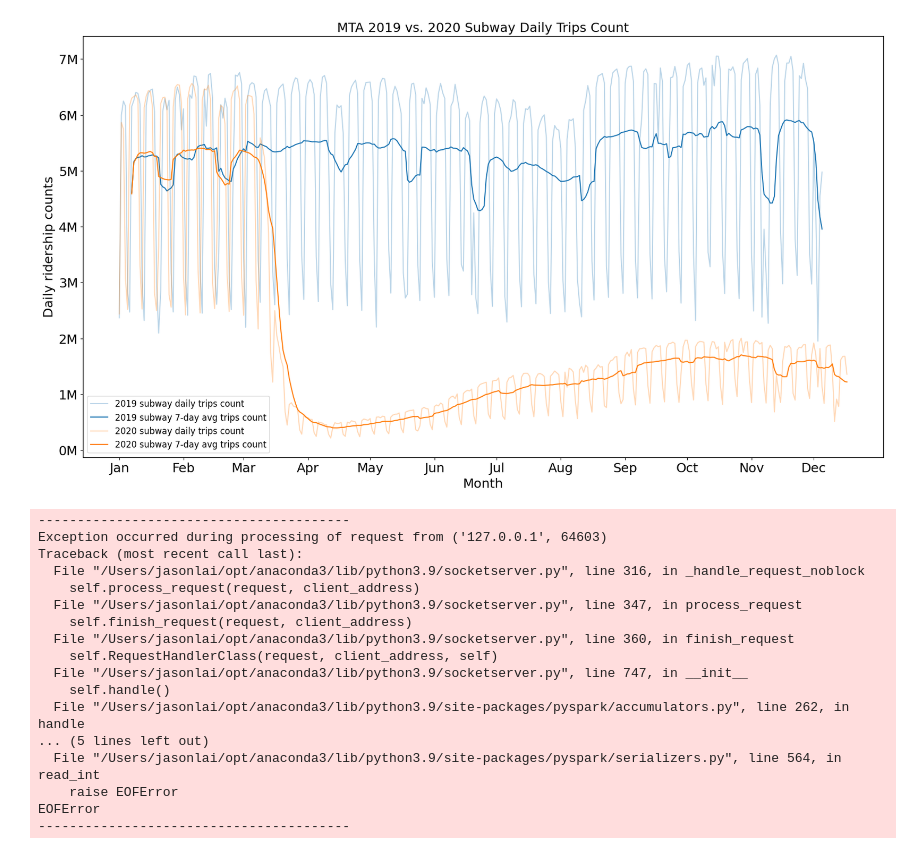
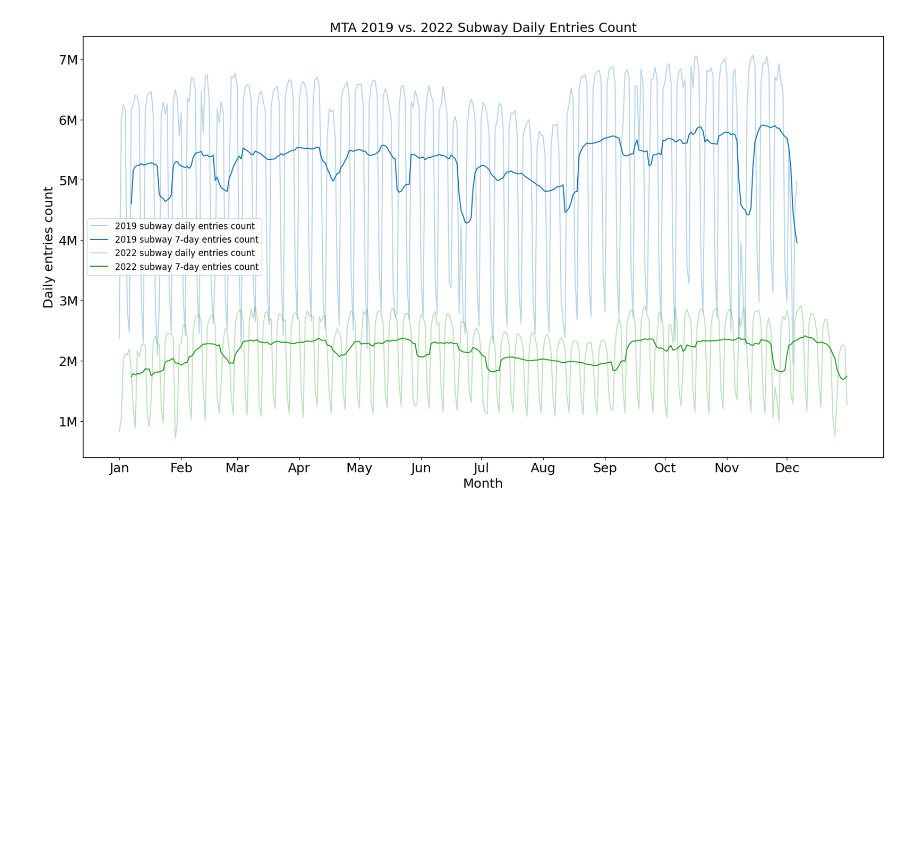
Before and after one commit to M2JT/big-data-final-project, a Jupyter notebook: code/SubwayAnalysis.ipynb, the cells around one changed output. Drawn from its saved outputs; the diff is of its cells as text; code cells hidden in the pictures; blank space fills up the shorter version.

Commit message:
add more subway analysis + code refactoring

```diff
--- a/code/SubwayAnalysis.ipynb
+++ b/code/SubwayAnalysis.ipynb
@@ -192,6 +185,0 @@ date_strings = [str(datetime.date(2020, 1, 1) + datetime.timedelta(days=i)) for
-# %%
-for i in range(26):
-    tripsAvg2019.append(np.nan)
-
-for i in range(14):
-    tripsAvg2020.append(np.nan)
@@ -197,0 +326,14 @@ for i in range(14):
+# %%
+# calculate the 7-day entries average for 2022
+total_daily_entry_count_2022_list = total_daily_entry_count_2022 \
+                                    .select('totalDailyEntries') \
+                                    .rdd.flatMap(lambda x: x) \
+                                    .collect()
+
+entries_avg_2022 = pd.Series(total_daily_entry_count_2022_list).rolling(window=7).mean()
+entries_avg_2022 = entries_avg_2022.tolist()
+# %%
+# add 25 NaN to compensate the 25 missing dates in the 2019 data
+for i in range(25):
+    total_daily_entry_count_2019_list.append(np.nan)
+    entries_avg_2019.append(np.nan)
@@ -199,67 +346,53 @@ for i in range(14):
 # set the size of the plot
 plt.figure(figsize=(20, 12))
 
+# generates a list of dates for 2022
+dateList2022 = [str(datetime.date(2022, 1, 1) + datetime.timedelta(days=i)) for i in range(365)]
+
+# color for 2019
 blue = u'#1f77b4'
+
+# color for 2020
 orange = u'#ff7f0e'
 
+# color for 2022
+green = u'#2ca02c'
+
 # plot data
-plt.plot(date_strings, dailyTripsCount2019,
-         label='2019 subway daily trips count', alpha = 0.3, color = blue)
-plt.plot(date_strings, tripsAvg2019,
-         label='2019 subway 7-day avg trips count', color = blue)
-plt.plot(date_strings, dailyTripsCount2020,
-         label='2020 subway daily trips count', alpha = 0.3, color = orange)
-plt.plot(date_strings, tripsAvg2020,
-         label='2020 subway 7-day avg trips count', color = 'orange')
+plt.plot(dateList2022, total_daily_entry_count_2019_list,
+         label='2019 subway daily entries count', alpha = 0.3, color = blue)
+plt.plot(dateList2022, entries_avg_2019,
+         label='2019 subway 7-day entries count', color = blue)
+plt.plot(dateList2022, total_daily_entry_count_2022_list,
+         label='2022 subway daily entries count', alpha = 0.3, color = green)
+plt.plot(dateList2022, entries_avg_2022,
+         label='2022 subway 7-day entries count', color = green)
 plt.legend(fontsize=12)
 
 # set plot title and axis labels
-plt.title('MTA 2019 vs. 2020 Subway Daily Trips Count', fontsize=18)
+plt.title('MTA 2019 vs. 2022 Subway Daily Entries Count', fontsize=18)
 plt.xlabel('Month', fontsize=18)
-plt.ylabel('Daily ridership counts', fontsize=18)
+plt.ylabel('Daily entries count', fontsize=18)
 
 # set x-tick labels to show abbreviated month names
-dateRange = pd.date_range(start='2020-01-01', end='2020-12-31')
+dateRange = pd.date_range(start='2022-01-01', end='2022-12-31')
 monthStarts = [date for date in dateRange if date.day == 1]
 daysSinceStartOfYear = [(date - pd.Timestamp(date.year, 1, 1)).days for date in monthStarts]
 monthNames = [date.strftime('%b') for date in monthStarts]
 plt.xticks(daysSinceStartOfYear, monthNames, fontsize=18)
 
 # adjust plot margins
 plt.subplots_adjust(bottom=0.20)
 
-# set yticks fontsize
+# set y-tick fontsize
 plt.yticks(fontsize=18)
 
 # format y-tick labels as millions
-from matplotlib.ticker import FuncFormatter
-
 def millions_formatter(x, pos):
-    """
-    Formats y-tick labels as millions
-    """
     return f'{x / 1e6:.0f}M'
-
 plt.gca().yaxis.set_major_formatter(FuncFormatter(millions_formatter))
 
 # show plot
 plt.show()
 # %% [output]
-[figure, old version]
+[figure, new version]
-----------------------------------------
-Exception occurred during processing of request from ('127.0.0.1', 64603)
-Traceback (most recent call last):
-  File "/Users/jasonlai/opt/anaconda3/lib/python3.9/socketserver.py", line 316, in _handle_request_noblock
-    self.process_request(request, client_address)
-  File "/Users/jasonlai/opt/anaconda3/lib/python3.9/socketserver.py", line 347, in process_request
-    self.finish_request(request, client_address)
-  File "/Users/jasonlai/opt/anaconda3/lib/python3.9/socketserver.py", line 360, in finish_request
-    self.RequestHandlerClass(request, client_address, self)
-  File "/Users/jasonlai/opt/anaconda3/lib/python3.9/socketserver.py", line 747, in __init__
-    self.handle()
-  File "/Users/jasonlai/opt/anaconda3/lib/python3.9/site-packages/pyspark/accumulators.py", line 262, in handle
-... (5 lines left out)
-  File "/Users/jasonlai/opt/anaconda3/lib/python3.9/site-packages/pyspark/serializers.py", line 564, in read_int
-    raise EOFError
-EOFError
-----------------------------------------
```
Also changed, not shown: parts of 34 cells of this notebook, 1 other file.
